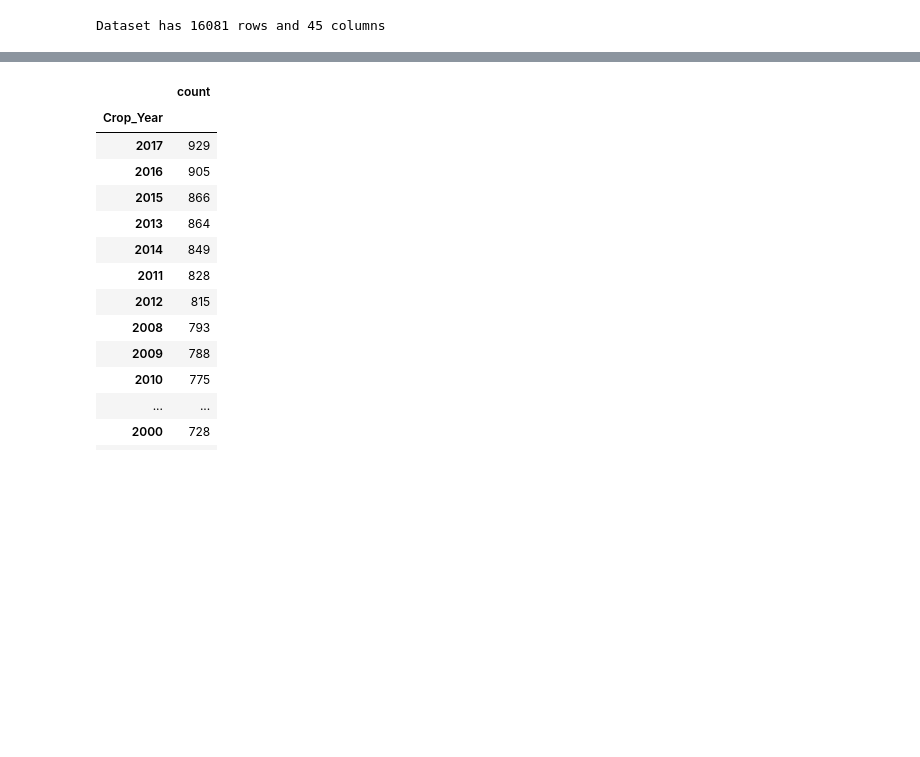
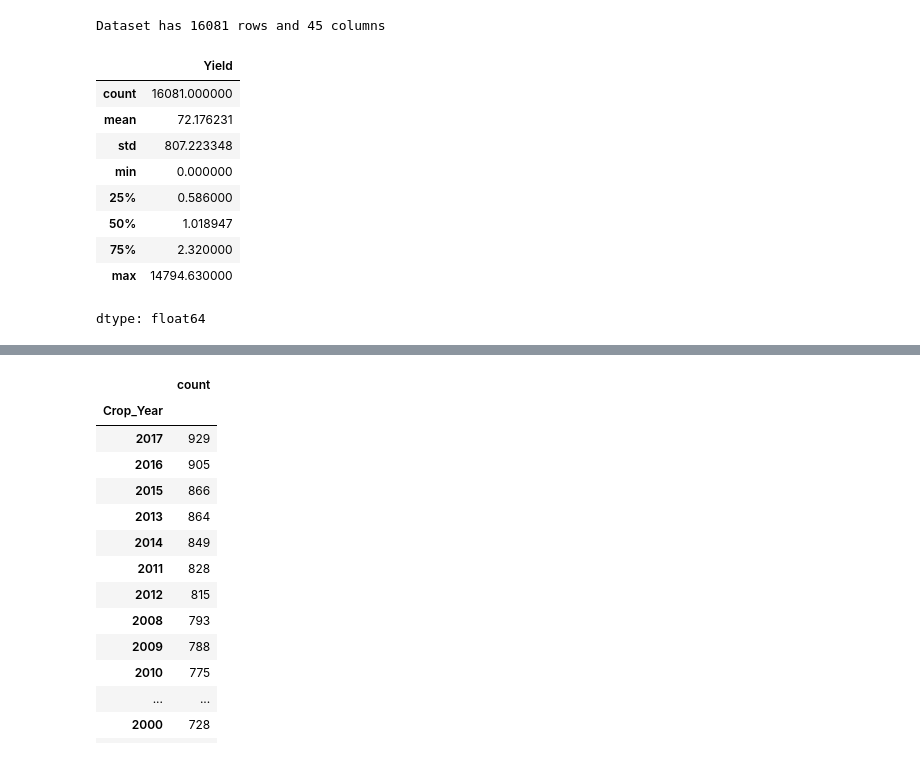
Before and after one commit to Sneha-s-kumarr/ICTAK_DSA_FinalProject, a Jupyter notebook: Crop_Yield_prediction_regression_task.ipynb, the cells around one changed output, grey strips where cells are left out. Cells and saved outputs as stored; diff of their text form; code cells hidden in the pictures; blank space fills up the shorter version.

```diff
--- a/Crop_Yield_prediction_regression_task.ipynb
+++ b/Crop_Yield_prediction_regression_task.ipynb
@@ -300,3 +300,18 @@ Final dataset has agricultural data for multiple crops cultivated across various
 print('Dataset has {} rows and {} columns'.format(yield_df.shape[0], yield_df.shape[1]))
 # %% [output]
 Dataset has 16081 rows and 45 columns
+# %%
+# Target field exploration
+
+yield_df.Yield.describe()
+# %% [output]
+|  | Yield |
+| count | 16081.000000 |
+| mean | 72.176231 |
+| std | 807.223348 |
+| min | 0.000000 |
+| 25% | 0.586000 |
+| 50% | 1.018947 |
+| 75% | 2.320000 |
+| max | 14794.630000 |
+dtype: float64
```
Also changed, not shown: parts of 8 cells of this notebook.
